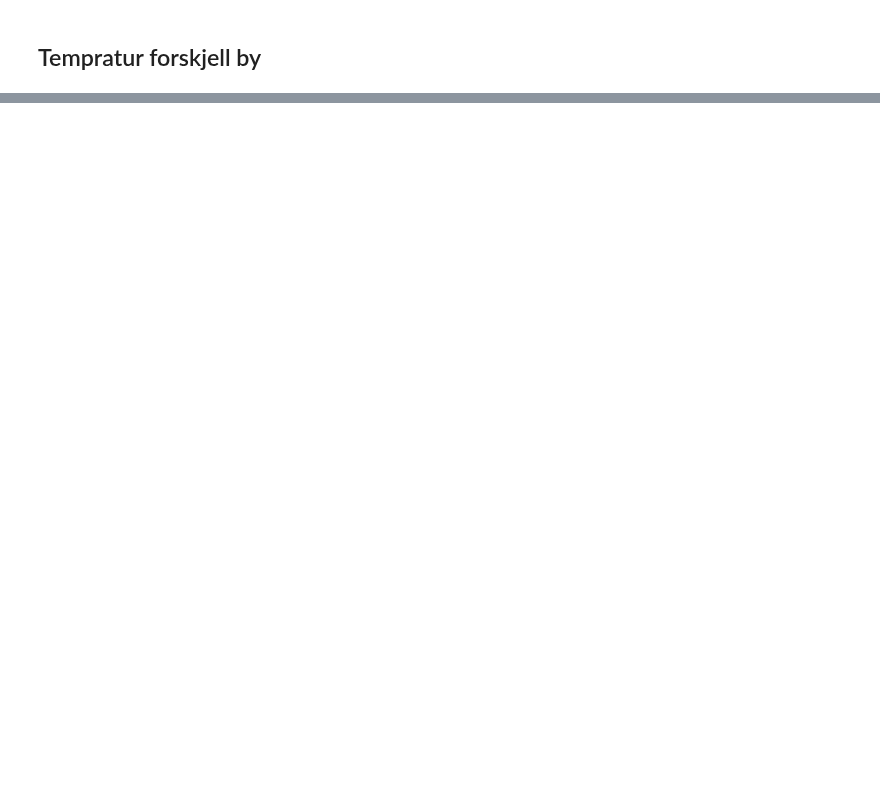
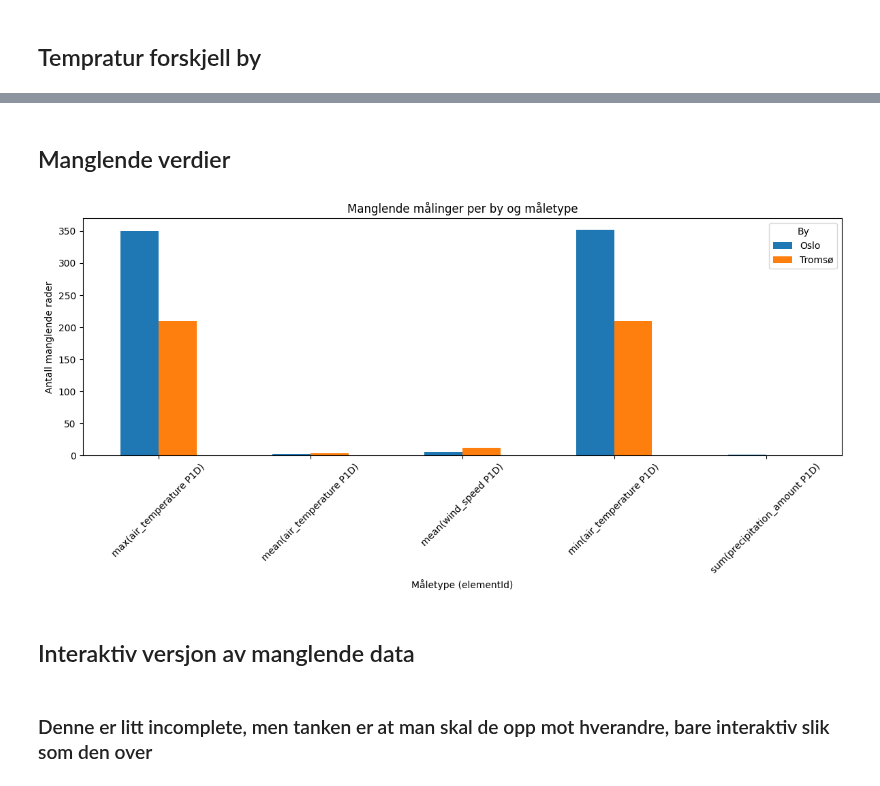
Before and after one commit to TDT4114-Gruppe2/Miljodataanalyseapplikasjon, a Jupyter notebook: src/visualization/visualization.ipynb, the cells around one changed output, grey strips where cells are left out. Saved outputs shown, nothing was run; the diff lists cells and outputs as text; code cells hidden in the pictures; blank space fills up the shorter version.

```diff
--- a/src/visualization/visualization.ipynb
+++ b/src/visualization/visualization.ipynb
@@ -67,0 +160,38 @@ FileNotFoundError: [Errno 2] No such file or directory: '/Users/ThomasKonglevoll
+# %% [markdown]
+## Manglende verdier
+# %%
+import pandas as pd
+import matplotlib.pyplot as plt
+
+# 1. Les inn data
+df = pd.read_csv("../../data/missing/missing_in_both.csv")
+
+# 2. Fjern eventuelle whitespaces i kolonnenavn og innhold
+df.columns = df.columns.str.strip()
+df['city'] = df['city'].astype(str).str.strip()
+df['elementId'] = df['elementId'].astype(str).str.strip()
+
+# 3. Filtrer kun rader med manglende data (dvs. hvor city er satt)
+missing_data = df[df['city'].notna() & (df['city'] != '')]
+
+# 4. Gruppér og tell hvor mange ganger hver by mangler en type måling
+summary = missing_data.groupby(['city', 'elementId']).size().reset_index(name='count')
+
+# 5. Pivotér for visualisering
+pivoted = summary.pivot(index='elementId', columns='city', values='count').fillna(0)
+
+# 6. Plot
+pivoted.plot(kind='bar', figsize=(12, 6))
+plt.title('Manglende målinger per by og måletype')
+plt.xlabel('Måletype (elementId)')
+plt.ylabel('Antall manglende rader')
+plt.xticks(rotation=45)
+plt.legend(title='By')
+plt.tight_layout()
+plt.show()
+# %% [output]
+[figure, added]
+# %% [markdown]
+## Interaktiv versjon av manglende data
+# %% [markdown]
+### Denne er litt incomplete, men tanken er at man skal de opp mot hverandre, bare interaktiv slik som den over
```
Also changed, not shown: parts of 8 cells of this notebook.
